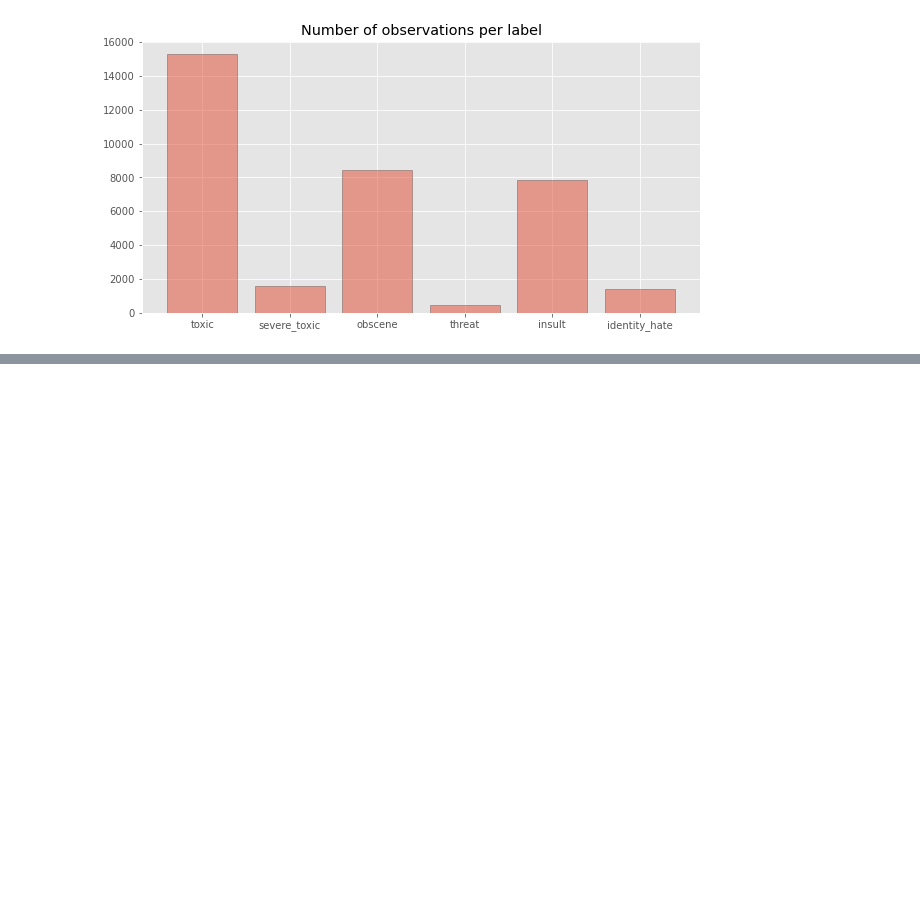
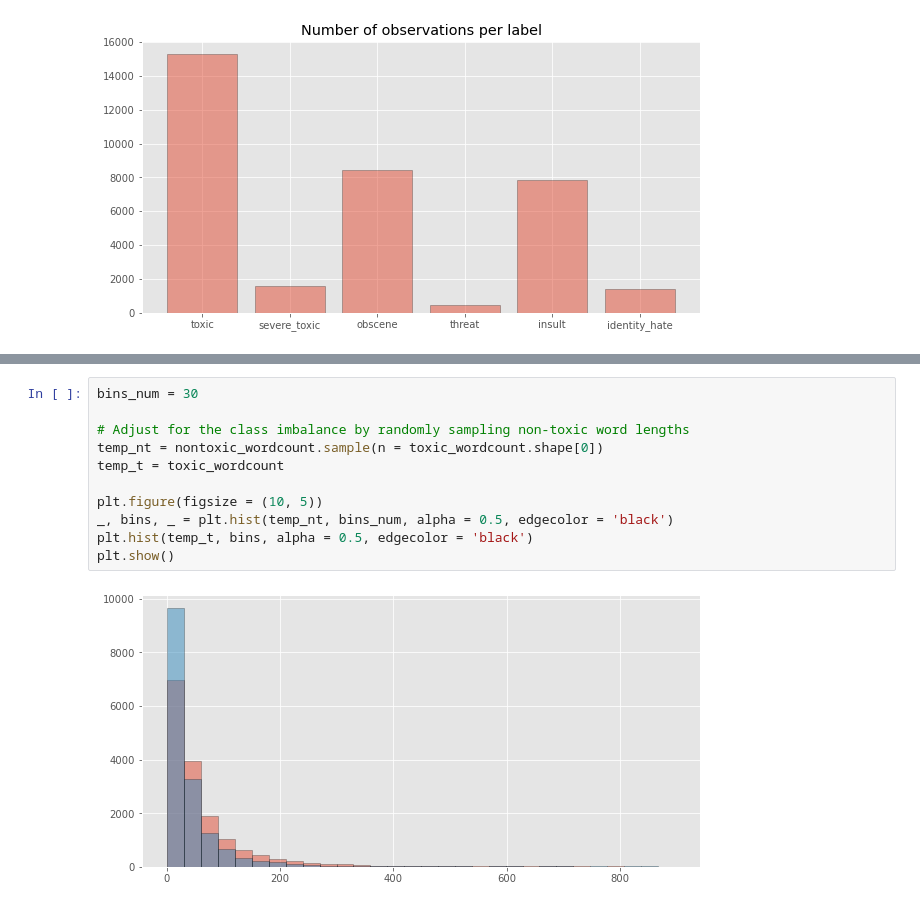
Before and after one commit to Dawidgrad/Toxic-Comment-Classification, a Jupyter notebook: Toxic Comment Classification.ipynb, the cells around one changed output, grey strips where cells are left out. Saved outputs shown, nothing was run; the diff lists cells and outputs as text; blank space fills up the shorter version.

```diff
--- a/Toxic Comment Classification.ipynb
+++ b/Toxic Comment Classification.ipynb
@@ -83,0 +103,13 @@ plt.show()
+# %%
+bins_num = 30
+
+# Adjust for the class imbalance by randomly sampling non-toxic word lengths
+temp_nt = nontoxic_wordcount.sample(n = toxic_wordcount.shape[0])
+temp_t = toxic_wordcount
+
+plt.figure(figsize = (10, 5))
+_, bins, _ = plt.hist(temp_nt, bins_num, alpha = 0.5, edgecolor = 'black')
+plt.hist(temp_t, bins, alpha = 0.5, edgecolor = 'black')
+plt.show()
+# %% [output]
+[figure, added]
```
Also changed, not shown: parts of 4 cells of this notebook.
